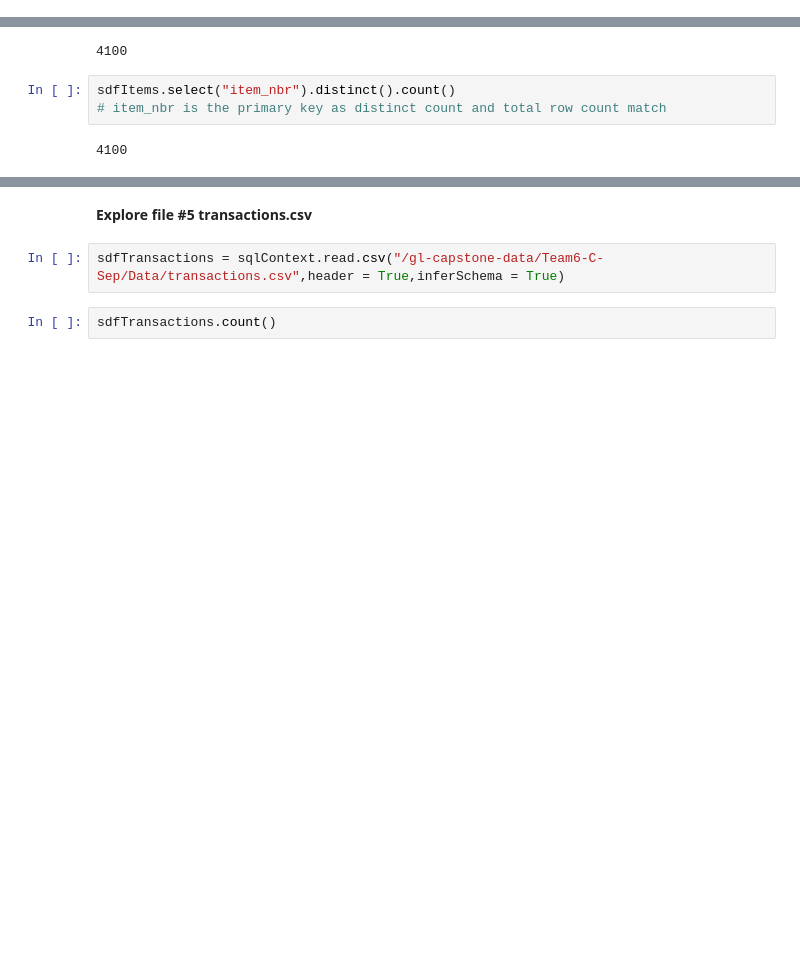
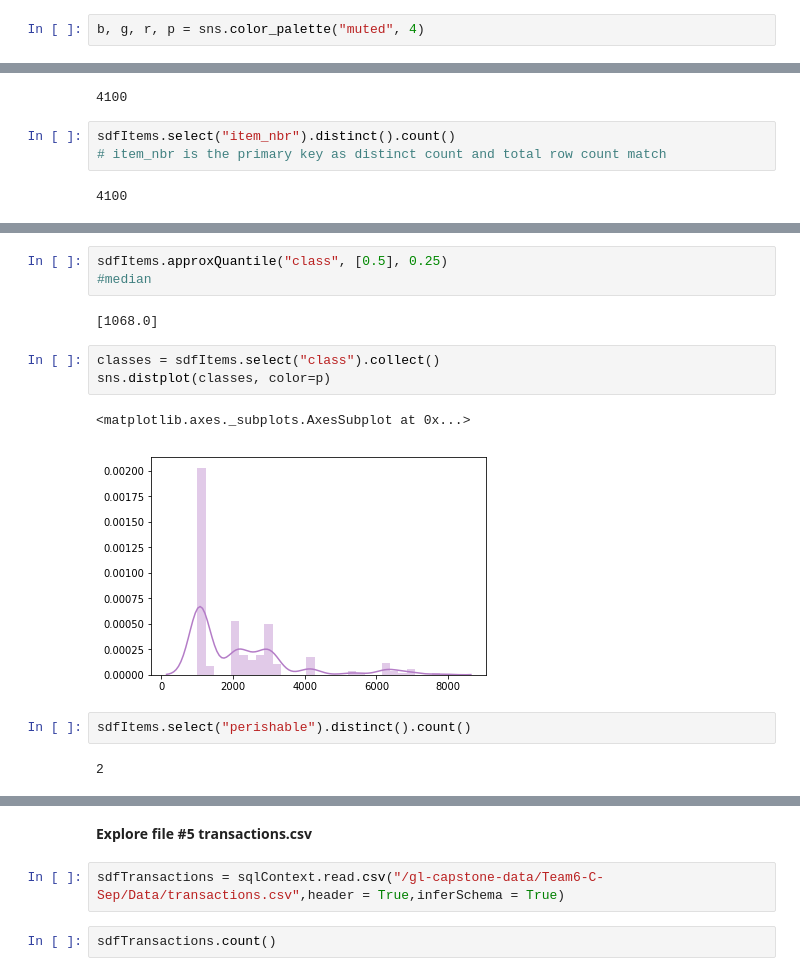
Before and after one commit to codeopia/GrocerySalesAnalysis, a Jupyter notebook: ExploreGrocerySalesData.ipynb, the cells around one changed output, grey strips where cells are left out. Saved outputs shown, nothing was run; the diff lists cells and outputs as text; blank space fills up the shorter version.

```diff
--- a/ExploreGrocerySalesData.ipynb
+++ b/ExploreGrocerySalesData.ipynb
@@ -12,3 +17,5 @@ from pyspark.sql.functions import isnan, when, count, col
+# %%
+b, g, r, p = sns.color_palette("muted", 4)
 # %% [markdown]
 <b>Explore file #1 stores.csv</b>
 # %%
@@ -213,0 +392,15 @@ sdfItems.select("item_nbr").distinct().count()
+# %%
+sdfItems.approxQuantile("class", [0.5], 0.25)
+#median
+# %% [output]
+[1068.0]
+# %%
+classes = sdfItems.select("class").collect()
+sns.distplot(classes, color=p)
+# %% [output]
+<matplotlib.axes._subplots.AxesSubplot at 0x...>
+[figure, added]
+# %%
+sdfItems.select("perishable").distinct().count()
+# %% [output]
+2
```
Also changed, not shown: parts of 60 cells of this notebook.
